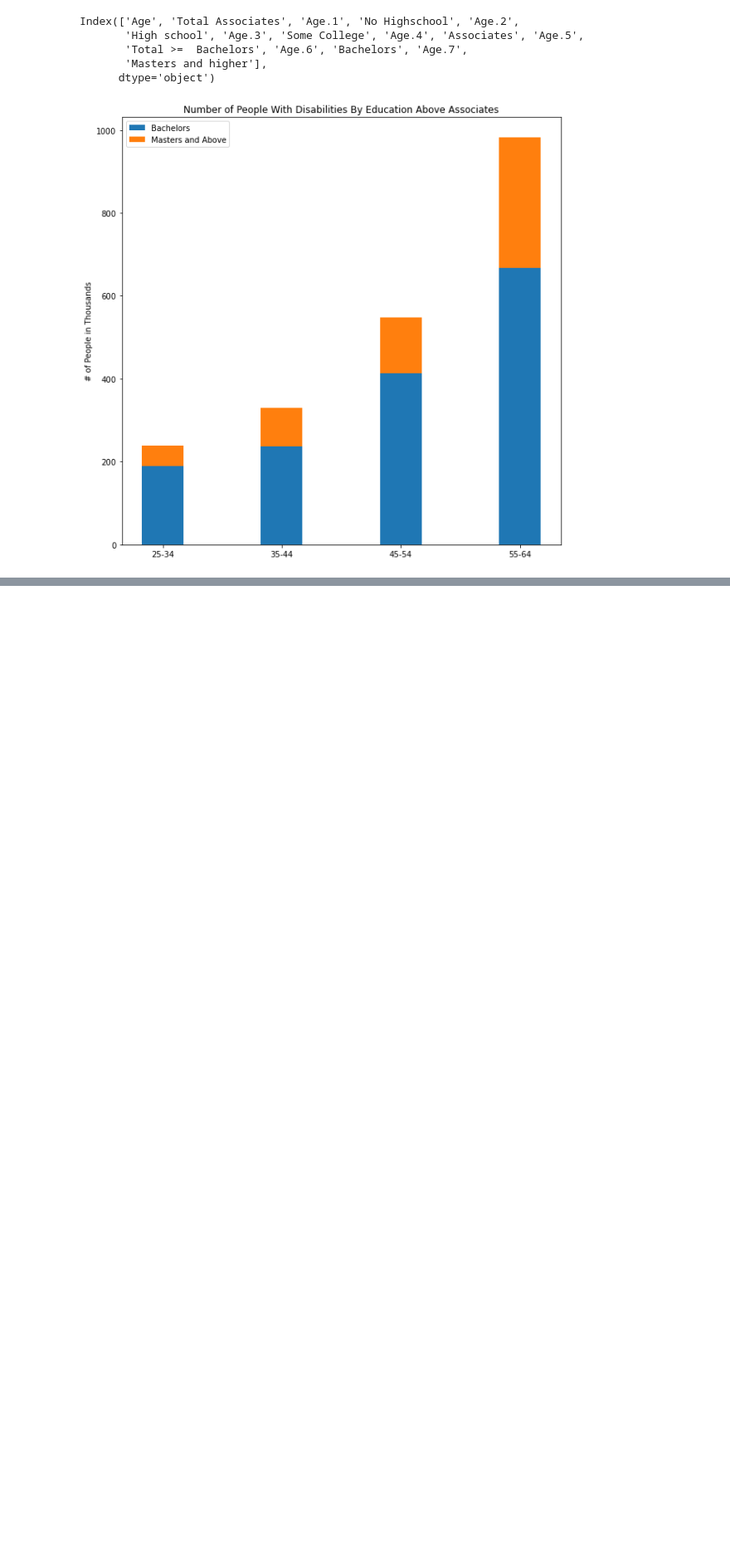
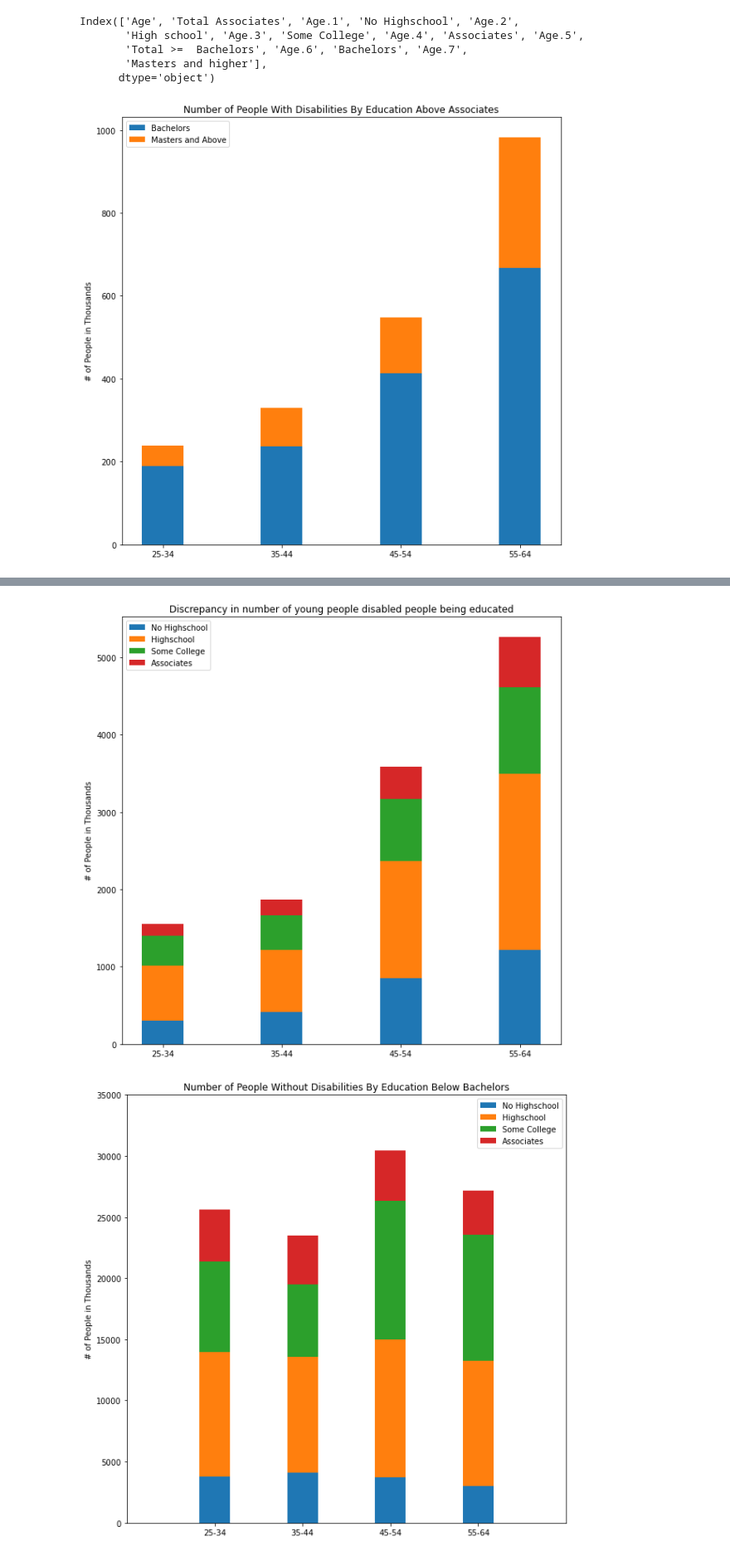
Before and after one commit to RaphaelAllusson/Disability-Research, a Jupyter notebook: Notebooks/analyzing_employment_and_education_data.ipynb, the cells around one changed output, grey strips where cells are left out. Shown: that part at 83% size. Cells and saved outputs as stored; diff of their text form; code cells hidden in the pictures; blank space fills up the shorter version.

```diff
--- a/Notebooks/analyzing_employment_and_education_data.ipynb
+++ b/Notebooks/analyzing_employment_and_education_data.ipynb
@@ -448,3 +419,54 @@ plt.show()
+# %%
+first_stacked = pd.read_excel('../Data/First Plot Data.xlsx')
+
+labels = ['25-34', '35-44', '45-54', '55-64']
+no_highschool = np.array([301, 417, 848, 1216])
+highschool = np.array([711, 799, 1517, 2275])
+some_college = np.array([393, 450, 804, 1118])
+associates = np.array([149, 199, 416, 654])
+
+width = 0.35       # the width of the bars: can also be len(x) sequence
+
+fig, ax = plt.subplots(figsize = (10,10))
+#plt.axis([-1, 4, 0, 35000])
+
+ax.bar(labels, no_highschool, width, label='No Highschool')
+ax.bar(labels, highschool, width, label='Highschool', bottom=no_highschool)
+ax.bar(labels, some_college, width, label='Some College', bottom=highschool + no_highschool)
+ax.bar(labels, associates, width, label='Associates', bottom=some_college + highschool + no_highschool)
+
+ax.set_ylabel('# of People in Thousands')
+ax.set_title('Discrepancy in number of young people disabled people being educated')
+ax.legend()
+
+plt.show()
+
+second_stacked = pd.read_excel('../Data/able_education_data.xlsx')
+
+labels = ['25-34', '35-44', '45-54', '55-64']
+no_highschool = np.array([3789, 4083, 3727, 2989])
+highschool = np.array([10161, 9512, 11294, 10267])
+some_college = np.array([7416, 5919, 11294, 10267])
+associates = np.array([4268, 3946, 4135, 3604])
+
+width = 0.35       # the width of the bars: can also be len(x) sequence
+
+fig, ax = plt.subplots(figsize = (10,10))
+
+ax.bar(labels, no_highschool, width, label='No Highschool')
+ax.bar(labels, highschool, width, label='Highschool', bottom=no_highschool)
+ax.bar(labels, some_college, width, label='Some College', bottom=highschool + no_highschool)
+ax.bar(labels, associates, width, label='Associates', bottom=some_college + highschool + no_highschool)
+
+ax.set_ylabel('# of People in Thousands')
+ax.set_title('Number of People Without Disabilities By Education Below Bachelors')
+ax.legend()
+
+plt.axis([-1, 4, 0, 35000])
+plt.show()
+# %% [output]
+[figure, added]
+[figure, added]
 # %%
 labels = ['25-34', '35-44', '45-54', '55-64']
 bachelors = np.array([189, 237, 413, 668])
```
Also changed, not shown: parts of 23 cells of this notebook.
